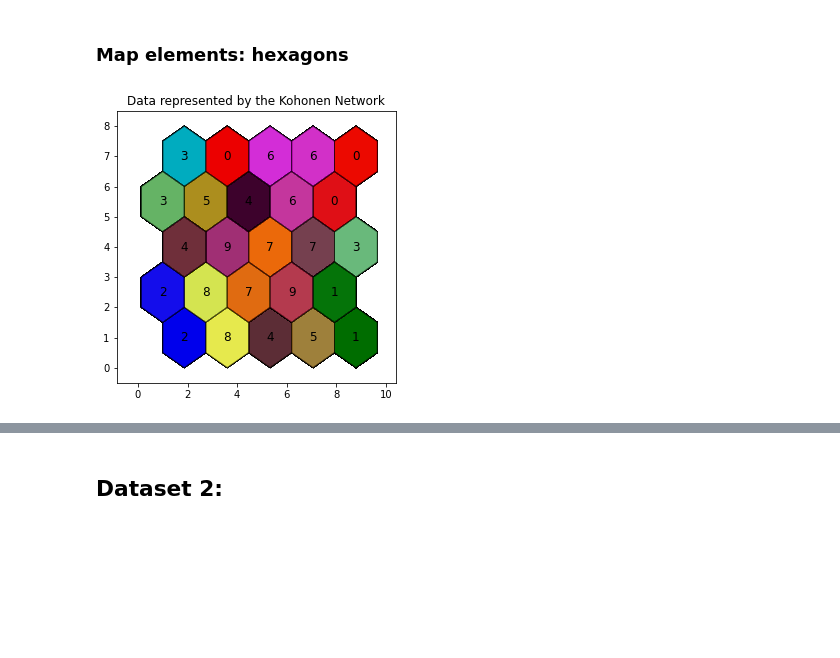
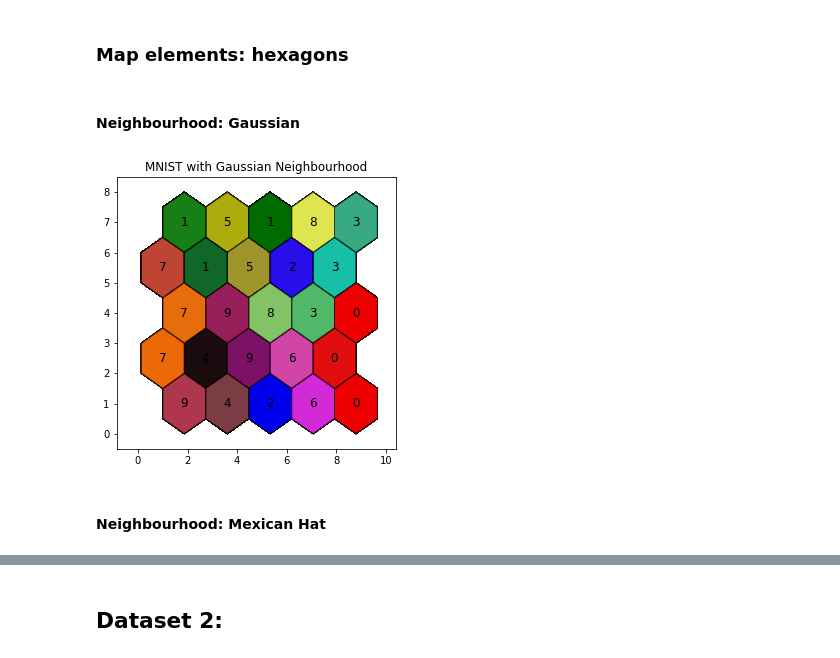
Before and after one commit to mstaczek/miowad, a Jupyter notebook: SOM/lab2.ipynb, the cells around one changed output, grey strips where cells are left out. Drawn from its saved outputs; the diff is of its cells as text; code cells hidden in the pictures; blank space fills up the shorter version.

```diff
--- a/SOM/lab2.ipynb
+++ b/SOM/lab2.ipynb
@@ -74,10 +86,14 @@ som.plot_map(data=x_train[:10000], classes=y_train[:10000], symbols=False, label
 # %% [markdown]
 ### Map elements: hexagons
+# %% [markdown]
+#### Neighbourhood: Gaussian
 # %%
 som = SOM.SelfOrganizingMap(5,5,784, hexagonal_map=True)
 som.init_weights()
-som.train(data=x_train[:1000], epochs=10,neighbourhood_scaler=0.15, learning_rate=0.3)
+som.train(data=x_train[:1000], epochs=10,neighbourhood_scaler=0.15, learning_rate=0.3, distance_function=SOM.NeighbourhoodGaussian)
 # %%
-som.plot_map(data=x_train[:5000], classes=y_train[:5000], symbols=False, labels=[i for i in range(10)])
+som.plot_map(data=x_train[:5000], classes=y_train[:5000], symbols=False, labels=[i for i in range(10)], title="MNIST with Gaussian Neighbourhood")
 # %% [output]
-[figure, old version]
+[figure, new version]
+# %% [markdown]
+#### Neighbourhood: Mexican Hat
```
Also changed, not shown: parts of 21 cells of this notebook.
